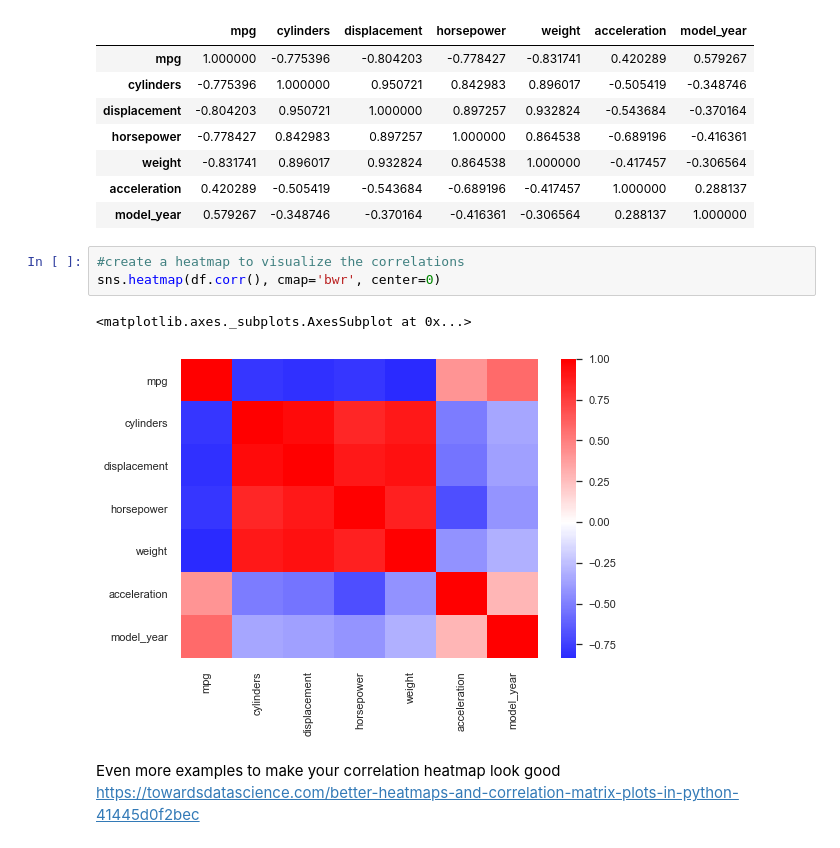
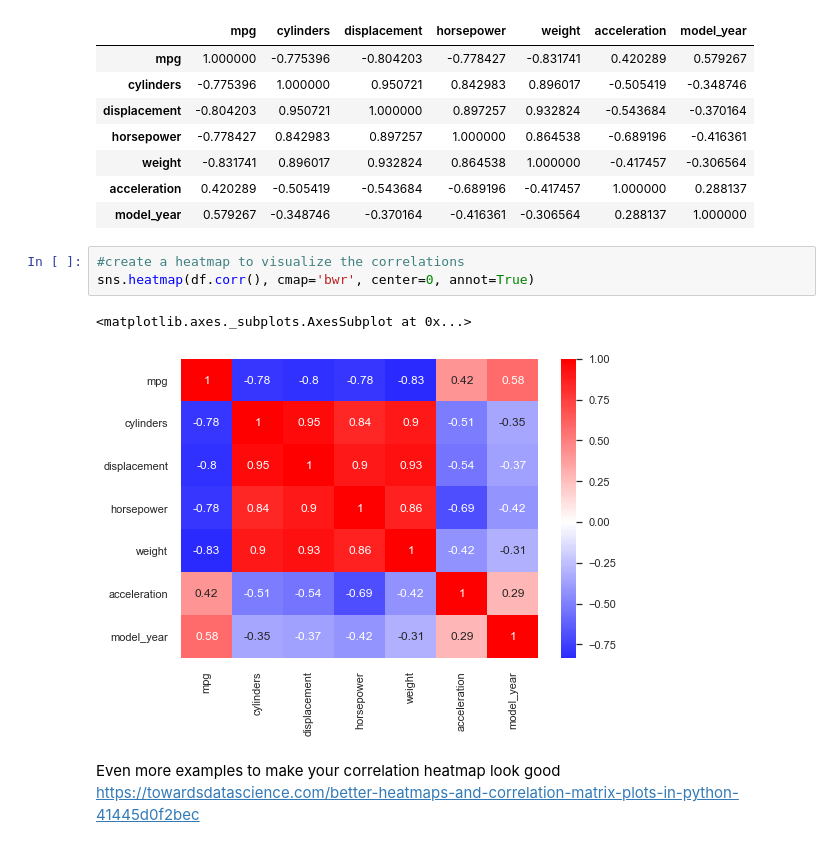
Before and after one commit to mamitch/My_work, a Jupyter notebook: Multiple_Linear_Regression/MultipleLinear_Regression-solution.ipynb, the cells around one changed output. Drawn from its saved outputs; the diff is of its cells as text.

```diff
--- a/Multiple_Linear_Regression/MultipleLinear_Regression-solution.ipynb
+++ b/Multiple_Linear_Regression/MultipleLinear_Regression-solution.ipynb
@@ -293,10 +302,10 @@ corr
 | model_year | 0.579267 | -0.348746 | -0.370164 | -0.416361 | -0.306564 | 0.288137 | 1.000000 |
 # %%
 #create a heatmap to visualize the correlations
-sns.heatmap(df.corr(), cmap='bwr', center=0)
+sns.heatmap(df.corr(), cmap='bwr', center=0, annot=True)
 # %% [output]
 <matplotlib.axes._subplots.AxesSubplot at 0x...>
-[figure, old version]
+[figure, new version]
 # %% [markdown]
 Even more examples to make your correlation heatmap look good
 https://towardsdatascience.com/better-heatmaps-and-correlation-matrix-plots-in-python-41445d0f2bec
```
Also changed, not shown: parts of 24 cells of this notebook, 5 other files.
